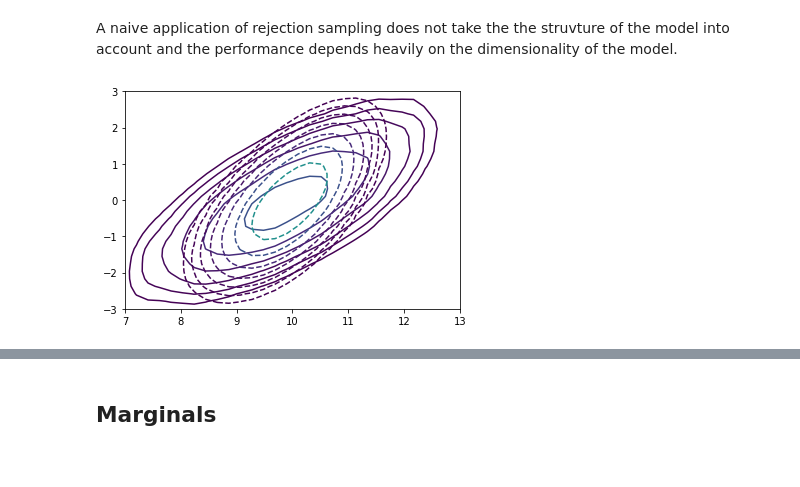
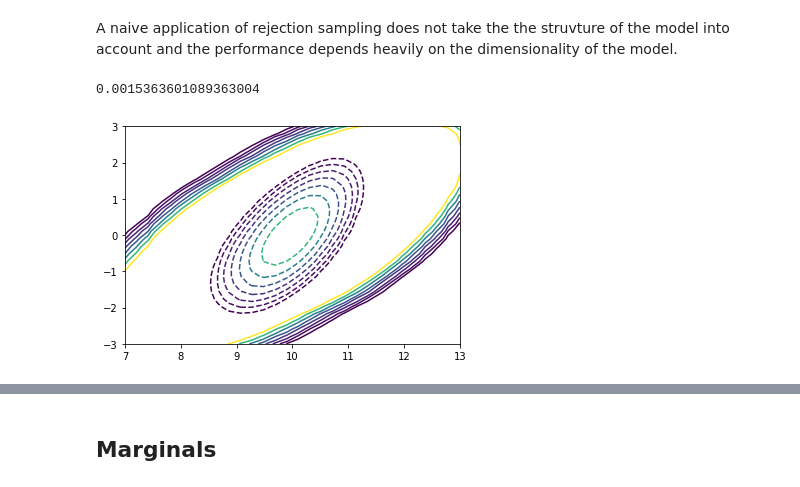
Before and after one commit to kskyten/elfi-notebooks, a Jupyter notebook: gaussian_copula.ipynb, the cells around one changed output, grey strips where cells are left out. Cells and saved outputs as stored; diff of their text form; code cells hidden in the pictures.

```diff
--- a/gaussian_copula.ipynb
+++ b/gaussian_copula.ipynb
@@ -177,7 +177,8 @@ rp1 = rejection_posterior[:, 1]
 kde_rp0 = ss.gaussian_kde(rp0)
 kde_rp1 = ss.gaussian_kde(rp1)
 # %%
-def mposterior(x, b=0.1, C=1):
+def mposterior(x, b=0.1):
     t1 = x[0]
     t2 = x[1]
+    C = 1/(40*np.pi**2)
     return C*np.exp(-(-10 + t1)**2/2. - t1**2/200. - t2**2/2. - (-(b*(-100 + t1**2)) + t2)**2/2.)
@@ -183,0 +191,4 @@ def mposterior(x, b=0.1, C=1):
+# %%
+MAP
+# %% [output]
+0.0015363601089363004
@@ -184,13 +197,12 @@ def mposterior(x, b=0.1, C=1):
 # %%
-MAP = mposterior(np.array([10, 0]))
-levels = np.logspace(np.log(0.005), np.log(MAP), 8, base=np.e)
+levels = np.logspace(np.log(0.0001), np.log(MAP), 8, base=np.e)
 
 t1 = np.linspace(7, 13, 30)
 t2 = np.linspace(-3, 3, 30)
 overlay({posterior.pdf: {'levels': levels},
          mposterior: {'linestyles': 'dashed', 'levels': levels}}, t1, t2)
 # %% [output]
-[figure, old version]
+[figure, new version]
 # %%
 # t1 = np.linspace(6, 13, 30)
 # t2 = np.linspace(-8, 8, 30)
```
Also changed, not shown: parts of 9 cells of this notebook.
